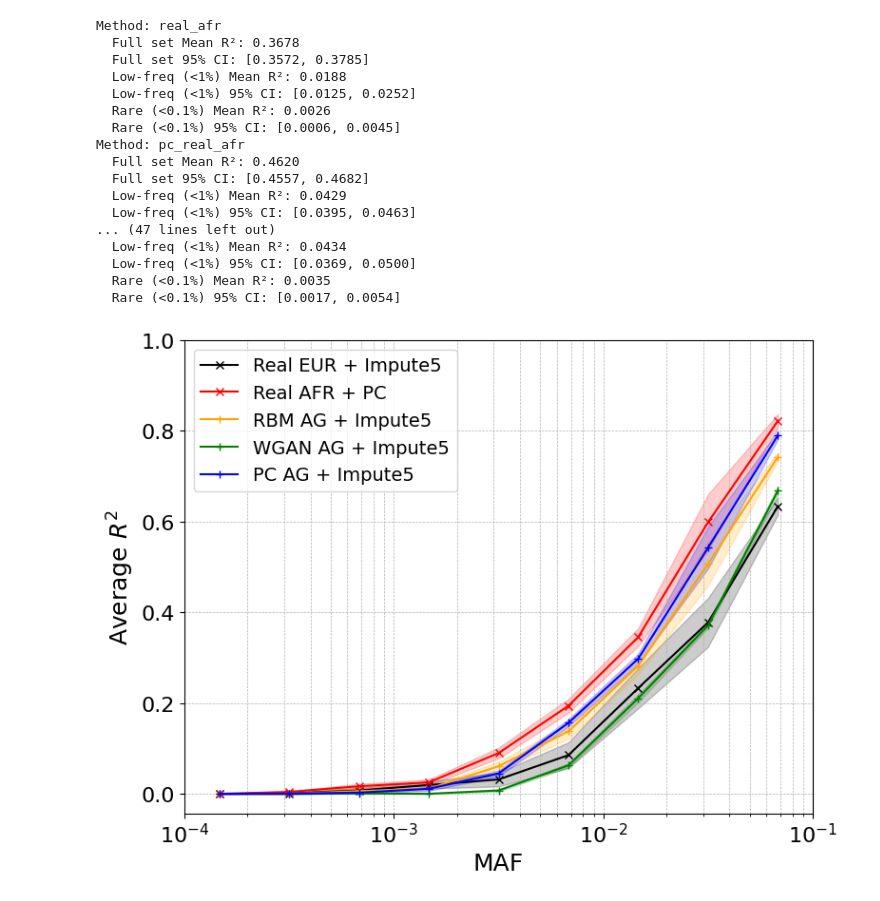
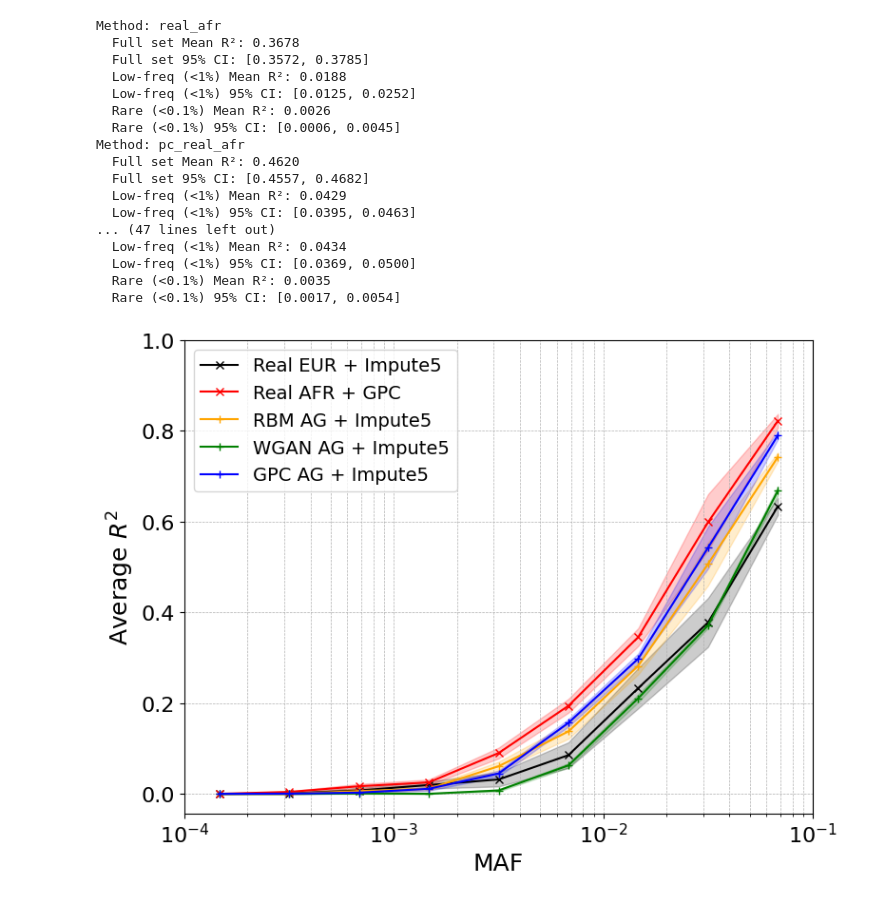
Before and after one commit to sriramlab/GPC, a Jupyter notebook: plots/impute/plot.ipynb, the cells around one changed output. Cells and saved outputs as stored; diff of their text form; code cells hidden in the pictures.

```diff
--- a/plots/impute/plot.ipynb
+++ b/plots/impute/plot.ipynb
@@ -2,6 +2,8 @@
 import numpy as np
 import pandas as pd
 import matplotlib.pyplot as plt
+
+my_method_name = "GPC"
 
 # --- Settings ---
 num_bins = 9
@@ -12,8 +14,8 @@ all_methods = ['real_8020', 'pc_real_8020', 'rbm_full', 'wgan_full', 'rbm_8020',
 all_colors = ['black', 'r', 'navajowhite', 'lightgreen', 'orange', 'g', 'b']
 all_markers = ['+', '+', '+', '+', '+', '+', '+']
 all_labels = [
-    'Real + Impute5', 'Real + PC', 'RBM AG (full) + Impute5', 'WGAN AG (full) + Impute5',
-    'RBM AG + Impute5', 'WGAN AG + Impute5', 'PC AG + Impute5'
+    'Real + Impute5', f'Real + {my_method_name}', 'RBM AG (full) + Impute5', 'WGAN AG (full) + Impute5',
+    'RBM AG + Impute5', 'WGAN AG + Impute5', f'{my_method_name} AG + Impute5'
 ]
 all_linestyles = ['-', '-', '--', '--', '-', '-', '-']
 
@@ -141,9 +143,9 @@ all_methods = [
 all_colors = ['black', 'r', 'r', 'orange', 'g', 'b', 'orange', 'g', 'b']
 all_markers = ['x', 'x', 'x', '+', '+', '+', 'o', 'o', 'o']
 all_labels = [
-    'Real EUR + Impute5', 'Real Non EUR + PC', 'Real EUR + Real Non EUR + PC',
-    'RBM AG + Impute5', 'WGAN AG + Impute5', 'PC AG + Impute5',
-    'Real EUR + RBM AG + Impute5', 'Real EUR + WGAN AG + Impute5', 'Real EUR + PC AG + Impute5'
+    'Real EUR + Impute5', f'Real Non EUR + {my_method_name}', f'Real EUR + Real Non EUR + {my_method_name}',
+    'RBM AG + Impute5', 'WGAN AG + Impute5', f'{my_method_name} AG + Impute5',
+    'Real EUR + RBM AG + Impute5', 'Real EUR + WGAN AG + Impute5', f'Real EUR + {my_method_name} AG + Impute5'
 ]
 all_linestyles = ['-', '-', '-', '-', '-', '-', '-', '-', '-']
 
@@ -270,9 +272,9 @@ all_methods = [
 all_colors = ['black', 'r', 'r', 'orange', 'g', 'b', 'orange', 'g', 'b']
 all_markers = ['x', 'x', 'x', '+', '+', '+', 'o', 'o', 'o']
 all_labels = [
-    'Real EUR + Impute5', 'Real AFR + PC', 'Real EUR + Real AFR + PC',
-    'RBM AG + Impute5', 'WGAN AG + Impute5', 'PC AG + Impute5',
-    'Real EUR + RBM AG + Impute5', 'Real EUR + WGAN AG + Impute5', 'Real EUR + PC AG + Impute5'
+    'Real EUR + Impute5', f'Real AFR + {my_method_name}', f'Real EUR + Real AFR + {my_method_name}',
+    'RBM AG + Impute5', 'WGAN AG + Impute5', f'{my_method_name} AG + Impute5',
+    'Real EUR + RBM AG + Impute5', 'Real EUR + WGAN AG + Impute5', f'Real EUR + {my_method_name} AG + Impute5'
 ]
 all_linestyles = ['-', '-', '-', '-', '-', '-', '-', '-', '-']
 
@@ -348,31 +350,31 @@ def plot_methods(indices, title, filename):
     ax.set_ylabel(r'Average $R^2$', fontsize=18)
     ax.set_xlabel('MAF', fontsize=18)
     # ax.set_title(title, fontsize=18)
     ax.legend(fontsize=14)
     plt.tight_layout()
     plt.savefig(filename, format="pdf", dpi=300, bbox_inches='tight')
     plt.show()
     plt.close()
 
 # --- Generate plots ---
 plot_methods(baseline_indices, 'AFR AGs', 'results/plots/afr_bootstrap_baseline.pdf')
 plot_methods(combined_indices, 'AFR AGs + Real EUR', 'results/plots/afr_bootstrap_combined.pdf')
 # %% [output]
 Method: real_afr
   Full set Mean R²: 0.3678
   Full set 95% CI: [0.3572, 0.3785]
   Low-freq (<1%) Mean R²: 0.0188
   Low-freq (<1%) 95% CI: [0.0125, 0.0252]
   Rare (<0.1%) Mean R²: 0.0026
   Rare (<0.1%) 95% CI: [0.0006, 0.0045]
 Method: pc_real_afr
   Full set Mean R²: 0.4620
   Full set 95% CI: [0.4557, 0.4682]
   Low-freq (<1%) Mean R²: 0.0429
   Low-freq (<1%) 95% CI: [0.0395, 0.0463]
 ... (47 lines left out)
   Low-freq (<1%) Mean R²: 0.0434
   Low-freq (<1%) 95% CI: [0.0369, 0.0500]
   Rare (<0.1%) Mean R²: 0.0035
   Rare (<0.1%) 95% CI: [0.0017, 0.0054]
-[figure, old version]
+[figure, new version]
```
Also changed, not shown: parts of 9 cells of this notebook, 50 other files.
